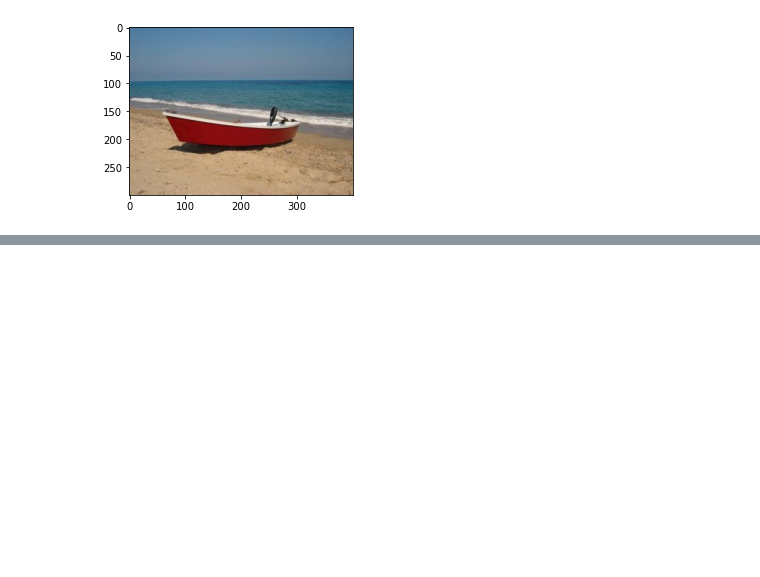
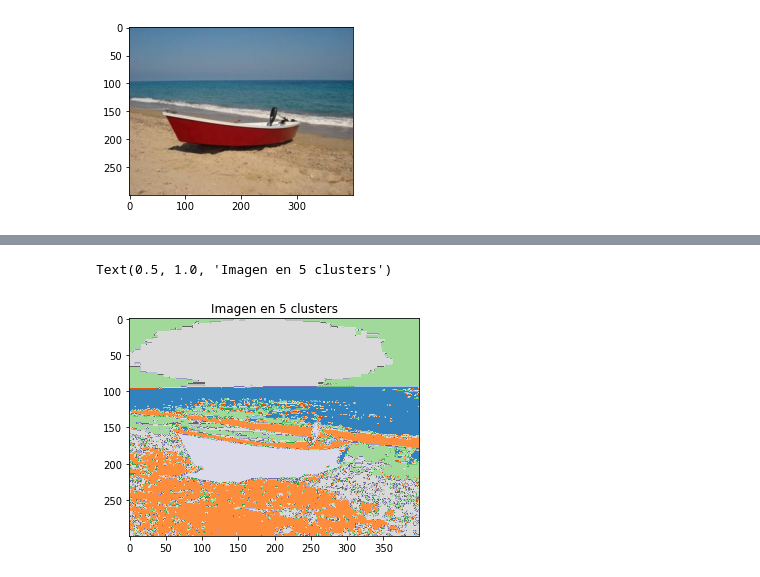
Before and after one commit to IgnacioArellano/Images_processing_using_python, a Jupyter notebook: K_Medias_Imagenes.ipynb, the cells around one changed output, grey strips where cells are left out. Cells and saved outputs as stored; diff of their text form; code cells hidden in the pictures; blank space fills up the shorter version.

```diff
--- a/K_Medias_Imagenes.ipynb
+++ b/K_Medias_Imagenes.ipynb
@@ -67,0 +117,10 @@ plt.bar(histPertenencia.keys(), histPertenencia.values(), color='g')
+# %%
+#Visualizar la imagen en clusters
+mascaraDePertenencia = np.reshape(pertenencia,(I.shape[0],I.shape[1]))
+#print(mascaraDePertenencia)
+#https://matplotlib.org/3.5.1/tutorials/colors/colormaps.html#sequential
+plt.imshow(mascaraDePertenencia, cmap='tab20c',vmin=0,vmax=4)
+plt.title("Imagen en "+str(k)+" clusters")
+# %% [output]
+Text(0.5, 1.0, 'Imagen en 5 clusters')
+[figure, added]
```
Also changed, not shown: parts of 6 cells of this notebook.
